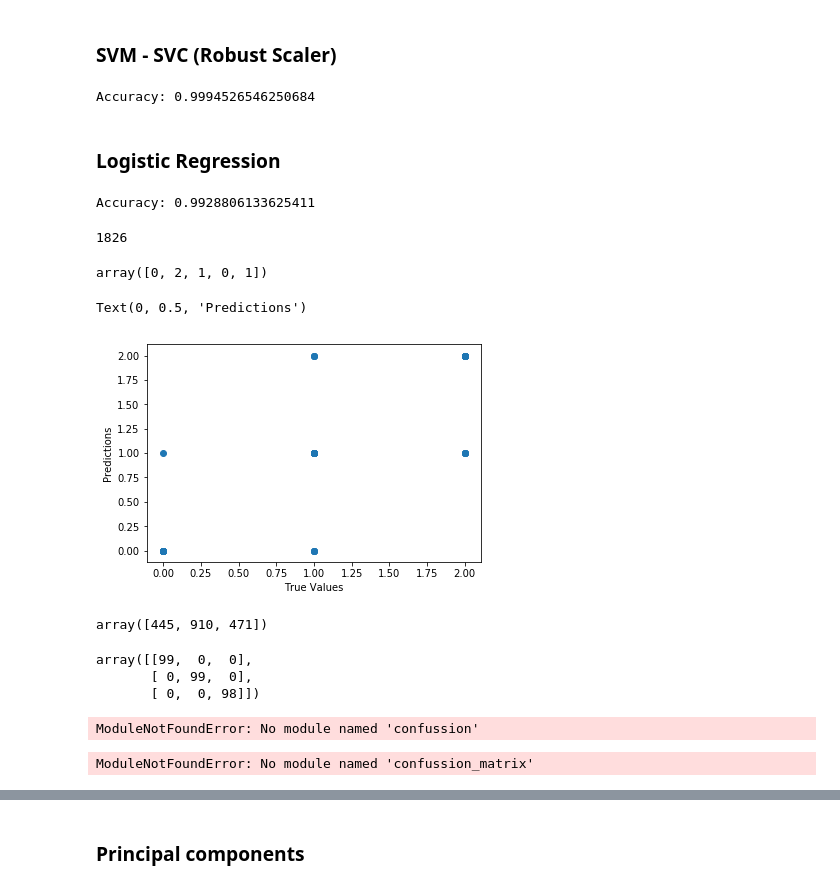
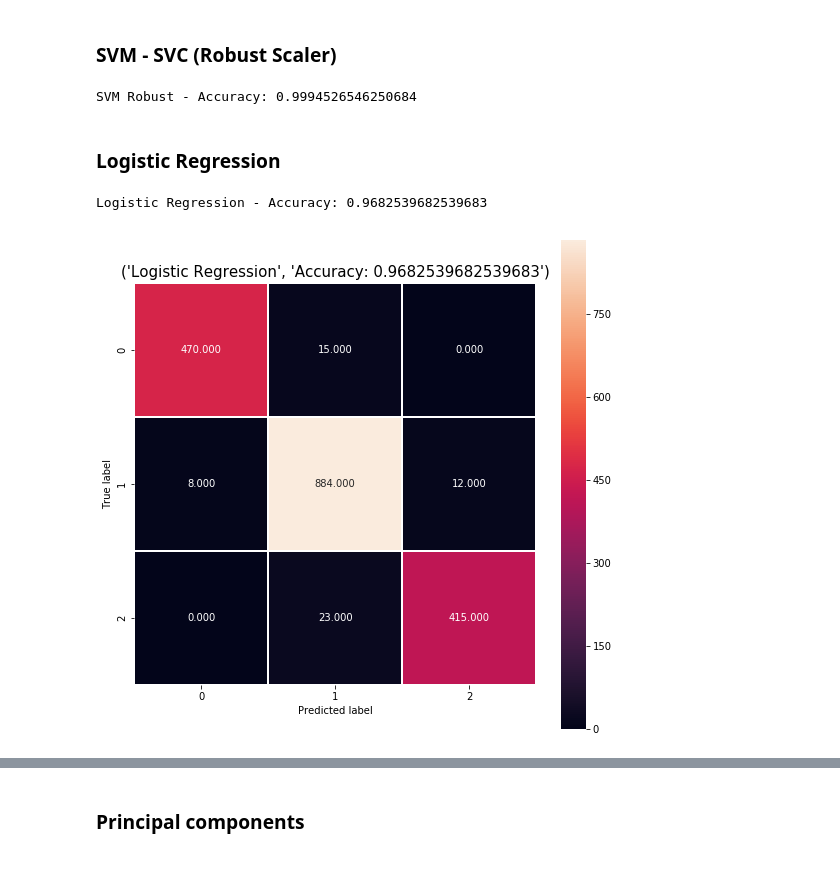
Before and after one commit to miriammg/Final-Project-IH, a Jupyter notebook: Final Project.ipynb, the cells around one changed output, grey strips where cells are left out. Saved outputs shown, nothing was run; the diff lists cells and outputs as text; code cells hidden in the pictures.

```diff
--- a/Final Project.ipynb
+++ b/Final Project.ipynb
@@ -572,58 +582,28 @@ clf.fit(X_train_transform, y_train)
 clf.score(X_test, y_test)
 y_pred_transform = clf.predict(X_test_transform)
 
-print("Accuracy:",metrics.accuracy_score(y_test, y_pred_transform))
+accuracy_svm_Robust = metrics.accuracy_score(y_test, y_pred_transform)
+
+print("SVM Robust - Accuracy:", accuracy_svm_Robust)
 # %% [output]
-Accuracy: 0.9994526546250684
+SVM Robust - Accuracy: 0.9994526546250684
 # %% [markdown]
 ### Logistic Regression
 # %%
-clf_logistic = linear_model.LogisticRegression(multi_class='multinomial', solver='lbfgs')
+clf_logistic = linear_model.LogisticRegression() #multi_class='multinomial', solver='lbfgs'
 clf_logistic.fit(X_train, y_train)
-clf_logistic.score(X_test, y_test)
+score = clf_logistic.score(X_test, y_test)
 y_pred_logistic = clf_logistic.predict(X_test)
-print("Accuracy:",metrics.accuracy_score(y_test, y_pred_logistic))
+
+accuracy_logistic = metrics.accuracy_score(y_test, y_pred_logistic)
+
+cm_logistic = metrics.confusion_matrix(y_test, y_pred_logistic)
+
+
+print("Logistic Regression - Accuracy:", accuracy_logistic)
 # %% [output]
-Accuracy: 0.9928806133625411
+Logistic Regression - Accuracy: 0.9682539682539683
-# %%
-len(y_test)
-# %% [output]
-1826
-# %%
-y_pred_logistic[0:5]
-# %% [output]
-array([0, 2, 1, 0, 1])
-# %%
-plt.scatter(y_test, y_pred_logistic)
-plt.xlabel('True Values')
-plt.ylabel('Predictions')
-# %% [output]
-Text(0, 0.5, 'Predictions')
-[figure, removed]
-# %%
-# Confusion Matrix
-cm = confusion_matrix(y_test, y_pred_logistic)
-
-totals = cm.sum(axis=1)
-cm_total = [totals, totals, totals]
-display(cm.sum(axis=1))
-
-m2 = ((cm/cm_total)*100).astype(int)
-display(m2)
-
-
-from confussion import print_confusion_matrix
-print_confusion_matrix(m2,['Low','Moderate', 'High'])
-# %% [output]
-array([445, 910, 471])
-array([[99,  0,  0],
-       [ 0, 99,  0],
-       [ 0,  0, 98]])
-ModuleNotFoundError: No module named 'confussion'
-# %%
-from confussion_matrix import print_confusion_matrix
-cmatrix = metrics.confusion_matrix(expected, predicted)
-print("Confusion matrix:\n%s" % cmatrix)
-print_confusion_matrix(cmatrix, class_names=[i for i in range(10)])
-# %% [output]
-ModuleNotFoundError: No module named 'confussion_matrix'
+# %%
+print_matrix(cm_logistic, accuracy_logistic, model='Logistic Regression')
+# %% [output]
+[figure, added]
```
Also changed, not shown: parts of 53 cells of this notebook.
